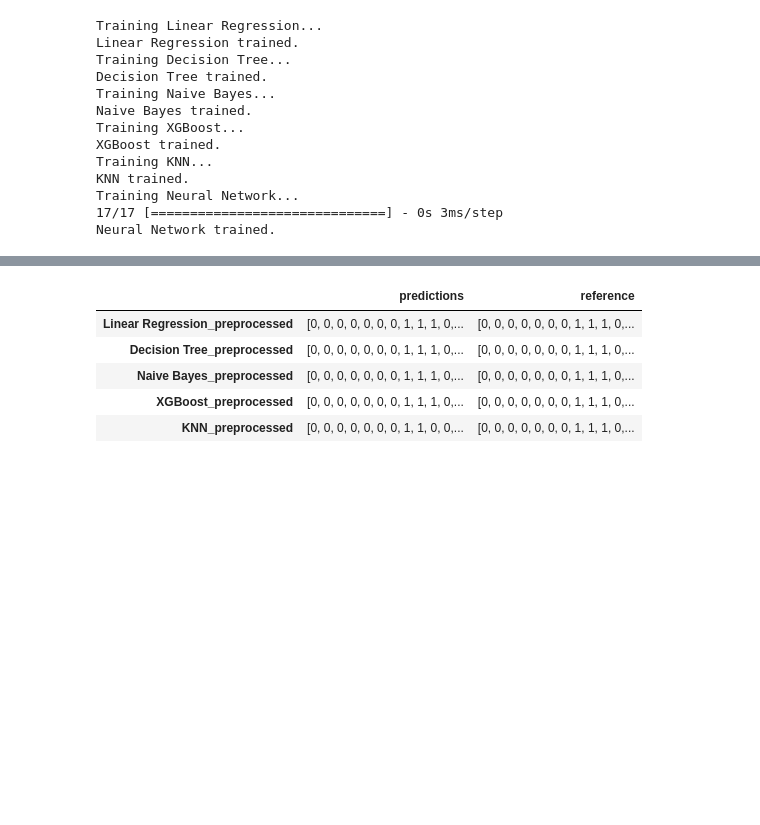
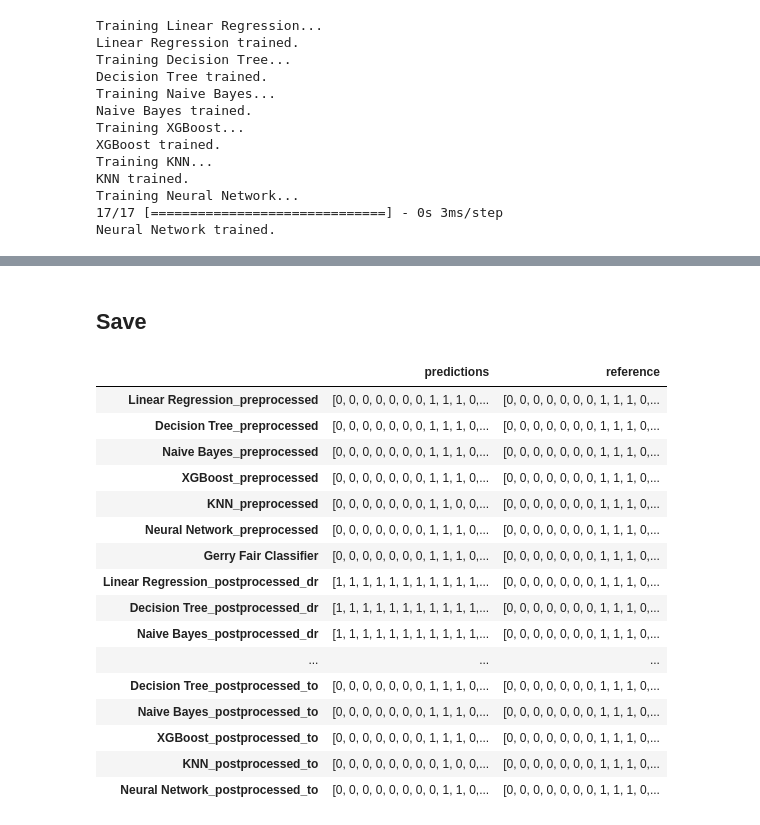
Before and after one commit to bertiandrea/ProjectWork_AEQUITAS_AKKODIS, a Jupyter notebook: code/Akkodis_Fairness_Analysis_TRAIN.ipynb, the cells around one changed output, grey strips where cells are left out. Cells and saved outputs as stored; diff of their text form; code cells hidden in the pictures; blank space fills up the shorter version.

```diff
--- a/code/Akkodis_Fairness_Analysis_TRAIN.ipynb
+++ b/code/Akkodis_Fairness_Analysis_TRAIN.ipynb
@@ -263,5 +260,8 @@ dr = DeterministicReranking(
     unprivileged_groups=[{'sex': 0}],
     privileged_groups=[{'sex': 1}]
 )
+prop_priv = (s_test_split == 1).mean()
+prop_unpriv = 1 - prop_priv
+target_prop = [prop_unpriv, prop_priv]
 # %%
 for model_name, _ in models.items():
@@ -301,21 +321,3 @@ KNN trained.
 Training Neural Network...
 17/17 [==============================] - 0s 3ms/step
 Neural Network trained.
-# %%
-to = ThresholdOptimizer(
-    estimator=None,
-    constraints='demographic_parity',
-    objective='accuracy_score',
-    prefit=True,
-    grid_size=1000,
-    flip=False,
-    predict_method='deprecated'
-)
-# %%
-for model_name, _ in models.items():
-    df = pd.DataFrame(predictions[f"{model_name}_postprocessed_to"])
-    dr.fit(df)
-    pred_dr = dr.predict(test_ds)
-    predictions[f"{model_name}_postprocessed_to"] = pred_dr.labels
-    temp = predictions[f"{model_name}_postprocessed_dr"]
-    print(f"Postprocessed predictions for {model_name}: {temp}")
@@ -323,0 +324,16 @@ AttributeError: 'numpy.ndarray' object has no attribute 'convert_to_dataframe'
+# %%
+for model_name, model in models.items():
+    to = ThresholdOptimizer(
+        estimator=model,
+        constraints='demographic_parity',
+        objective='accuracy_score',
+        prefit=True,
+        grid_size=1000,
+        flip=False,
+        predict_method='predict'
+    )
+    to.fit(train_df, y_train_split, sensitive_features=s_train_split)
+    pred_to = to.predict(test_df, sensitive_features=s_test_split)
+    predictions[f"{model_name}_postprocessed_to"] = pred_to.ravel()
+    temp = predictions[f"{model_name}_postprocessed_to"]
+    print(f"Postprocessed predictions for {model_name}: {temp}")
@@ -324,19 +382,32 @@ AttributeError: 'numpy.ndarray' object has no attribute 'convert_to_dataframe'
+# %% [markdown]
+## Save
 # %%
 reference = {}
 for model_name, preds in predictions.items():
     reference[model_name] = y_test_split.values
 
 data = pd.DataFrame({
     'predictions': predictions,
     'reference':   reference,
 })
-data.head()
+data.head(50)
 # %% [output]
 |  | predictions | reference |
 | Linear Regression_preprocessed | [0, 0, 0, 0, 0, 0, 0, 1, 1, 1, 0,... | [0, 0, 0, 0, 0, 0, 0, 1, 1, 1, 0,... |
 | Decision Tree_preprocessed | [0, 0, 0, 0, 0, 0, 0, 1, 1, 1, 0,... | [0, 0, 0, 0, 0, 0, 0, 1, 1, 1, 0,... |
 | Naive Bayes_preprocessed | [0, 0, 0, 0, 0, 0, 0, 1, 1, 1, 0,... | [0, 0, 0, 0, 0, 0, 0, 1, 1, 1, 0,... |
 | XGBoost_preprocessed | [0, 0, 0, 0, 0, 0, 0, 1, 1, 1, 0,... | [0, 0, 0, 0, 0, 0, 0, 1, 1, 1, 0,... |
 | KNN_preprocessed | [0, 0, 0, 0, 0, 0, 0, 1, 1, 0, 0,... | [0, 0, 0, 0, 0, 0, 0, 1, 1, 1, 0,... |
+| Neural Network_preprocessed | [0, 0, 0, 0, 0, 0, 0, 1, 1, 1, 0,... | [0, 0, 0, 0, 0, 0, 0, 1, 1, 1, 0,... |
+| Gerry Fair Classifier | [0, 0, 0, 0, 0, 0, 0, 1, 1, 1, 0,... | [0, 0, 0, 0, 0, 0, 0, 1, 1, 1, 0,... |
+| Linear Regression_postprocessed_dr | [1, 1, 1, 1, 1, 1, 1, 1, 1, 1, 1,... | [0, 0, 0, 0, 0, 0, 0, 1, 1, 1, 0,... |
+| Decision Tree_postprocessed_dr | [1, 1, 1, 1, 1, 1, 1, 1, 1, 1, 1,... | [0, 0, 0, 0, 0, 0, 0, 1, 1, 1, 0,... |
+| Naive Bayes_postprocessed_dr | [1, 1, 1, 1, 1, 1, 1, 1, 1, 1, 1,... | [0, 0, 0, 0, 0, 0, 0, 1, 1, 1, 0,... |
+| ... | ... | ... |
+| Decision Tree_postprocessed_to | [0, 0, 0, 0, 0, 0, 0, 1, 1, 1, 0,... | [0, 0, 0, 0, 0, 0, 0, 1, 1, 1, 0,... |
+| Naive Bayes_postprocessed_to | [0, 0, 0, 0, 0, 0, 0, 1, 1, 1, 0,... | [0, 0, 0, 0, 0, 0, 0, 1, 1, 1, 0,... |
+| XGBoost_postprocessed_to | [0, 0, 0, 0, 0, 0, 0, 1, 1, 1, 0,... | [0, 0, 0, 0, 0, 0, 0, 1, 1, 1, 0,... |
+| KNN_postprocessed_to | [0, 0, 0, 0, 0, 0, 0, 0, 1, 0, 0,... | [0, 0, 0, 0, 0, 0, 0, 1, 1, 1, 0,... |
+| Neural Network_postprocessed_to | [0, 0, 0, 0, 0, 0, 0, 0, 1, 1, 0,... | [0, 0, 0, 0, 0, 0, 0, 1, 1, 1, 0,... |
 # %%
 data.to_excel(PATH + 'data/predictions.xlsx', index=False)
```
Also changed, not shown: parts of 5 cells of this notebook, 3 other files.
